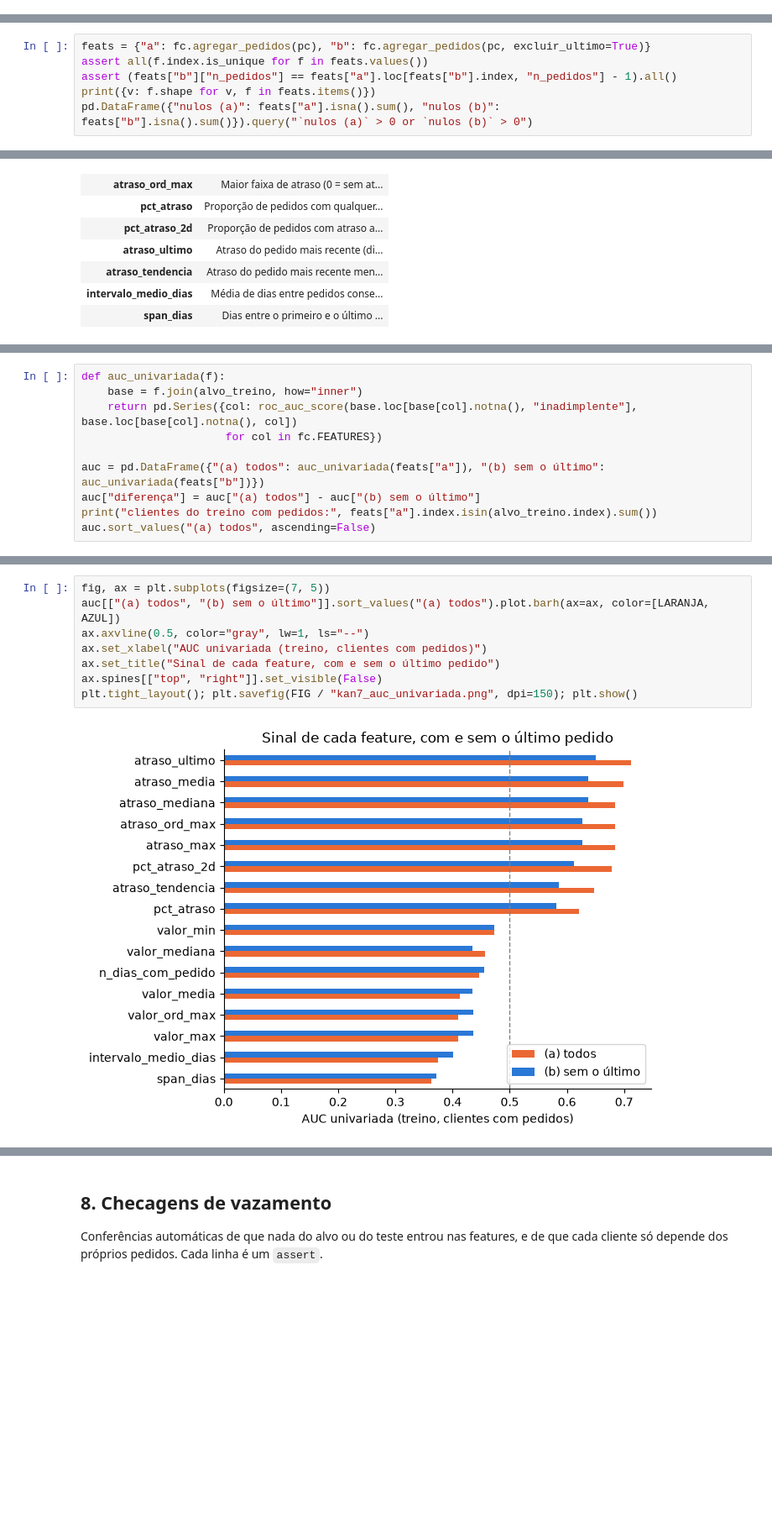
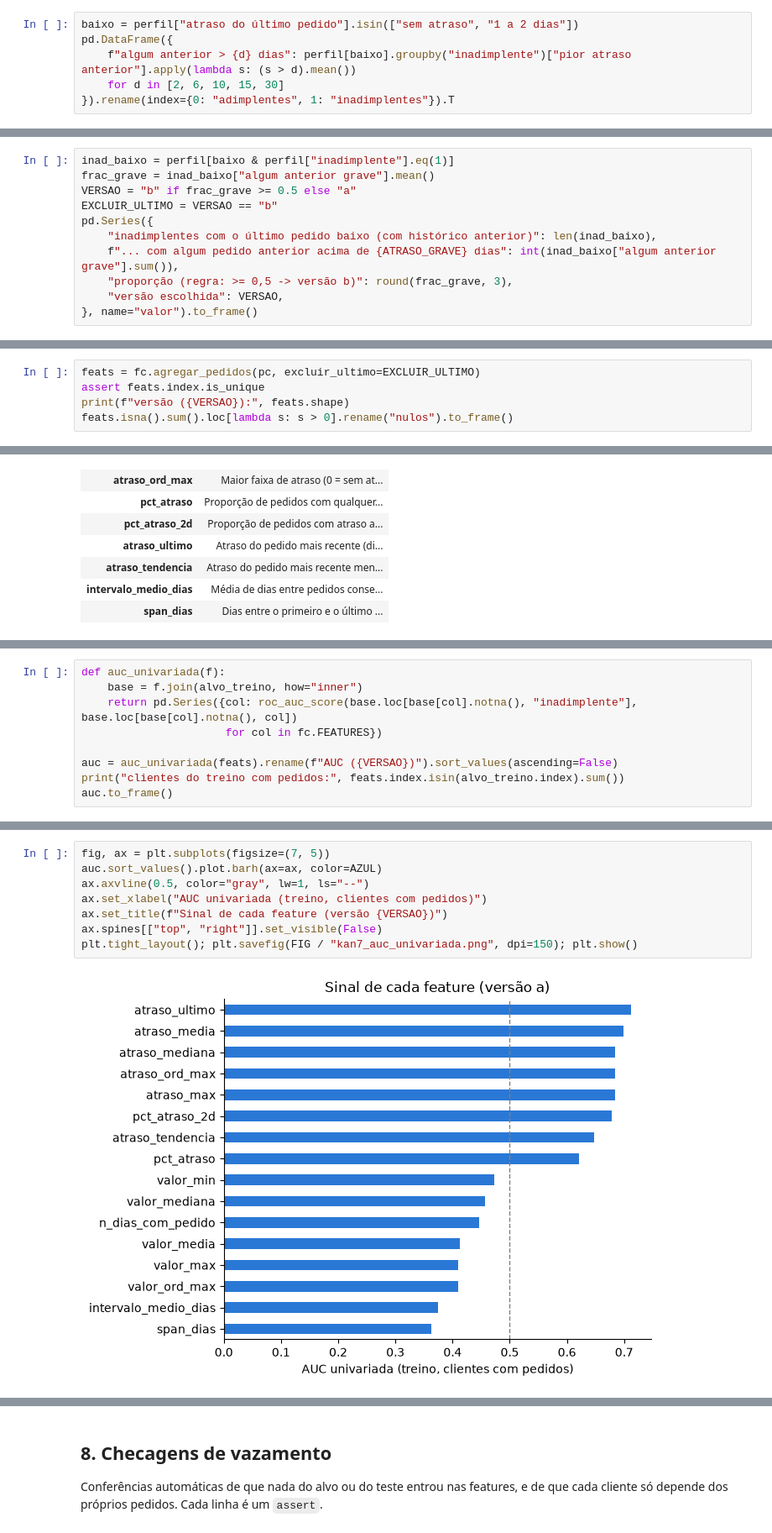
Before and after one commit to willianrupert/Equipe-12-ML, a Jupyter notebook: notebooks/04_features_comportamentais.ipynb, the cells around one changed output, grey strips where cells are left out. Shown at 84% size. Cells and saved outputs as stored; diff of their text form; blank space fills up the shorter version.

```diff
--- a/notebooks/04_features_comportamentais.ipynb
+++ b/notebooks/04_features_comportamentais.ipynb
@@ -237,0 +335,6 @@ por_epoca
+# %%
+baixo = perfil["atraso do último pedido"].isin(["sem atraso", "1 a 2 dias"])
+pd.DataFrame({
+    f"algum anterior > {d} dias": perfil[baixo].groupby("inadimplente")["pior atraso anterior"].apply(lambda s: (s > d).mean())
+    for d in [2, 6, 10, 15, 30]
+}).rename(index={0: "adimplentes", 1: "inadimplentes"}).T
@@ -237,0 +356,11 @@ por_epoca
+# %%
+inad_baixo = perfil[baixo & perfil["inadimplente"].eq(1)]
+frac_grave = inad_baixo["algum anterior grave"].mean()
+VERSAO = "b" if frac_grave >= 0.5 else "a"
+EXCLUIR_ULTIMO = VERSAO == "b"
+pd.Series({
+    "inadimplentes com o último pedido baixo (com histórico anterior)": len(inad_baixo),
+    f"... com algum pedido anterior acima de {ATRASO_GRAVE} dias": int(inad_baixo["algum anterior grave"].sum()),
+    "proporção (regra: >= 0,5 -> versão b)": round(frac_grave, 3),
+    "versão escolhida": VERSAO,
+}, name="valor").to_frame()
@@ -242,7 +383,6 @@ por_epoca
 # %%
-feats = {"a": fc.agregar_pedidos(pc), "b": fc.agregar_pedidos(pc, excluir_ultimo=True)}
-assert all(f.index.is_unique for f in feats.values())
-assert (feats["b"]["n_pedidos"] == feats["a"].loc[feats["b"].index, "n_pedidos"] - 1).all()
-print({v: f.shape for v, f in feats.items()})
-pd.DataFrame({"nulos (a)": feats["a"].isna().sum(), "nulos (b)": feats["b"].isna().sum()}).query("`nulos (a)` > 0 or `nulos (b)` > 0")
+feats = fc.agregar_pedidos(pc, excluir_ultimo=EXCLUIR_ULTIMO)
+assert feats.index.is_unique
+print(f"versão ({VERSAO}):", feats.shape)
+feats.isna().sum().loc[lambda s: s > 0].rename("nulos").to_frame()
 # %% [output]
@@ -306,9 +445,8 @@ def auc_univariada(f):
     return pd.Series({col: roc_auc_score(base.loc[base[col].notna(), "inadimplente"], base.loc[base[col].notna(), col])
                       for col in fc.FEATURES})
 
-auc = pd.DataFrame({"(a) todos": auc_univariada(feats["a"]), "(b) sem o último": auc_univariada(feats["b"])})
-auc["diferença"] = auc["(a) todos"] - auc["(b) sem o último"]
-print("clientes do treino com pedidos:", feats["a"].index.isin(alvo_treino.index).sum())
-auc.sort_values("(a) todos", ascending=False)
+auc = auc_univariada(feats).rename(f"AUC ({VERSAO})").sort_values(ascending=False)
+print("clientes do treino com pedidos:", feats.index.isin(alvo_treino.index).sum())
+auc.to_frame()
 # %% [output]
 clientes do treino com pedidos: 531
@@ -337,13 +475,13 @@ clientes do treino com pedidos: 531
 # %%
 fig, ax = plt.subplots(figsize=(7, 5))
-auc[["(a) todos", "(b) sem o último"]].sort_values("(a) todos").plot.barh(ax=ax, color=[LARANJA, AZUL])
+auc.sort_values().plot.barh(ax=ax, color=AZUL)
 ax.axvline(0.5, color="gray", lw=1, ls="--")
 ax.set_xlabel("AUC univariada (treino, clientes com pedidos)")
-ax.set_title("Sinal de cada feature, com e sem o último pedido")
+ax.set_title(f"Sinal de cada feature (versão {VERSAO})")
 ax.spines[["top", "right"]].set_visible(False)
 plt.tight_layout(); plt.savefig(FIG / "kan7_auc_univariada.png", dpi=150); plt.show()
 # %% [output]
-[figure, old version]
+[figure, new version]
 # %% [markdown]
 ### 6.1 Redundância
 
```
Also changed, not shown: parts of 34 cells of this notebook, 6 other files.
